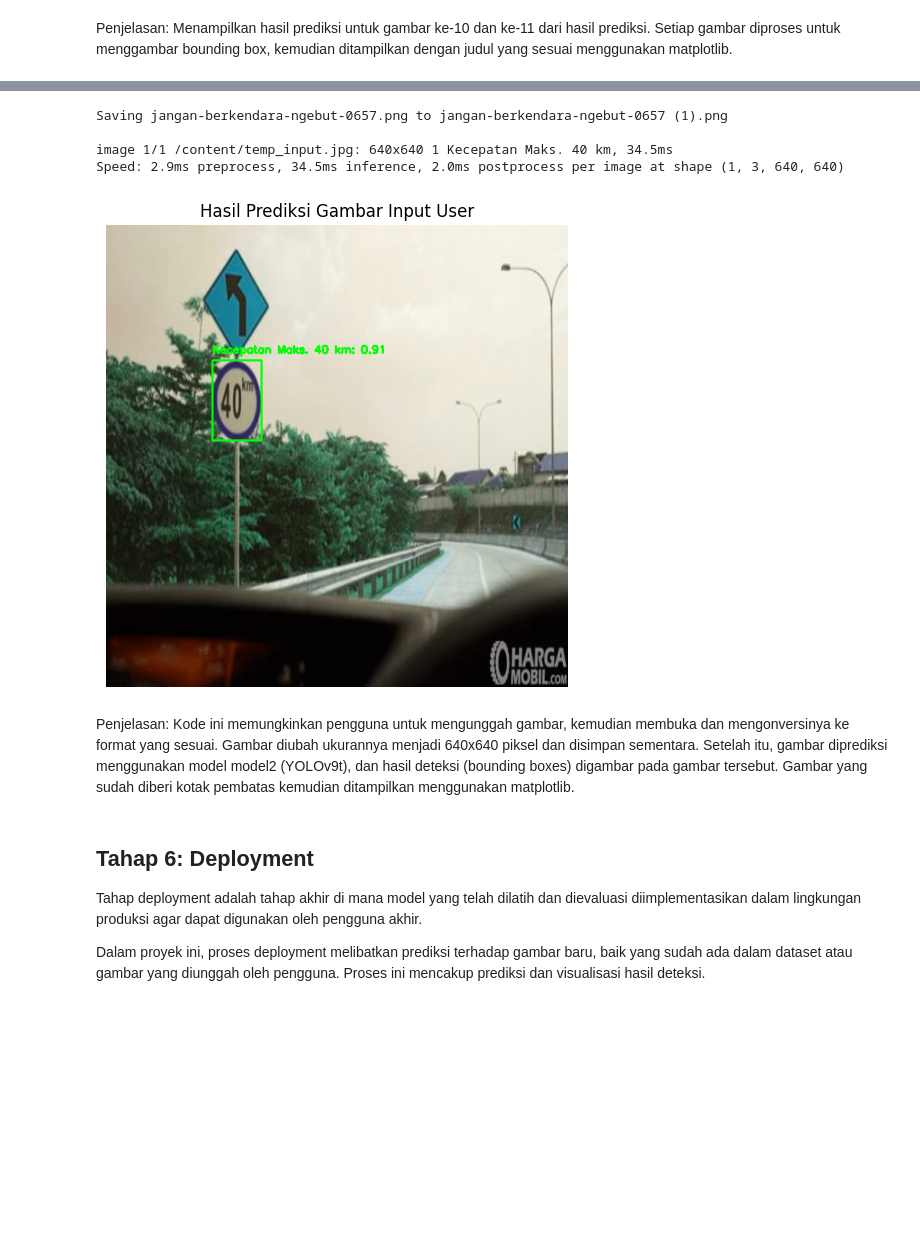
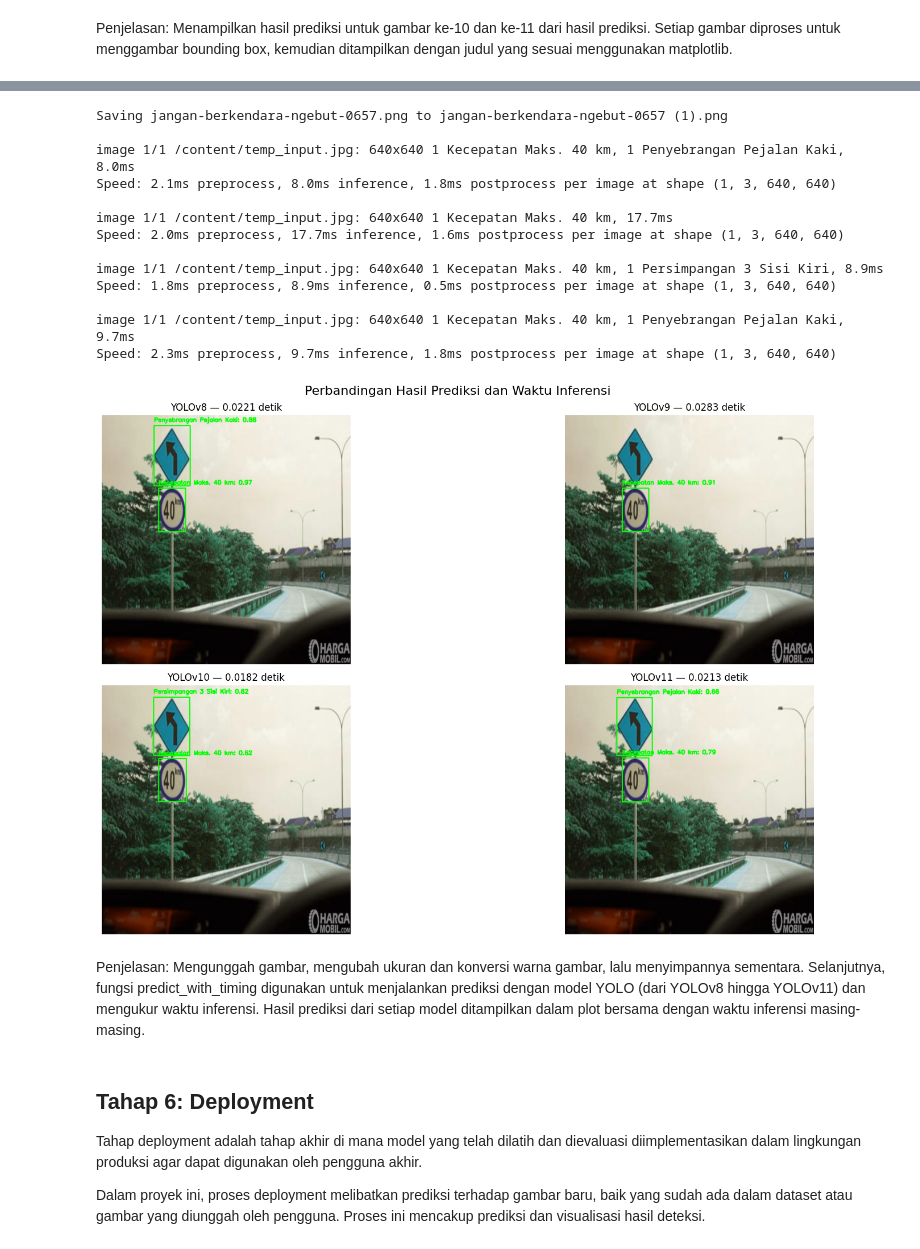
Before and after one commit to Fqih/Object-Detection-FGD, a Jupyter notebook: [Team] Object_Detection_Yolo.ipynb, the cells around one changed output, grey strips where cells are left out. Drawn from its saved outputs; the diff is of its cells as text; code cells hidden in the pictures; blank space fills up the shorter version.

```diff
--- a/[Team] Object_Detection_Yolo.ipynb
+++ b/[Team] Object_Detection_Yolo.ipynb
@@ -669,41 +667,65 @@ for i, result in enumerate(prediksi[10:12]):
 # %% [markdown]
 Penjelasan: Menampilkan hasil prediksi untuk gambar ke-10 dan ke-11 dari hasil prediksi. Setiap gambar diproses untuk menggambar bounding box, kemudian ditampilkan dengan judul yang sesuai menggunakan matplotlib.
 # %%
-#up gambar
+# Upload gambar
 uploaded = files.upload()
 img_name = list(uploaded.keys())[0]
 
-# Buka gambar dengan PIL
+# Buka dan konversi gambar
 image = Image.open(io.BytesIO(uploaded[img_name]))
 image = np.array(image)
-
-# Resize gambar ke 640x640
 image_resized = cv2.resize(image, (640, 640))
 image_resized = cv2.cvtColor(image_resized, cv2.COLOR_RGB2BGR)
 
-# Simpan gambar
+# Simpan gambar sementara
 temp_img_path = "temp_input.jpg"
 cv2.imwrite(temp_img_path, image_resized)
 
-# Prediksi
-user_result = model2(temp_img_path)
+# Fungsi prediksi + waktu inferensi
+def predict_with_timing(model, img_path):
+    start = time.time()
+    results = model(img_path)
+    end = time.time()
+    duration = round(end - start, 4)
+    return results, duration
 
-image_with_boxes = predict_BoundingBox(temp_img_path, user_result[0])
-image_with_boxes = cv2.cvtColor(image_with_boxes, cv2.COLOR_BGR2RGB)
-plt.figure(figsize=(8, 6))
-plt.imshow(image_with_boxes)
-plt.axis("off")
-plt.title("Hasil Prediksi Gambar Input User")
+# Asumsi model1 s.d. model4 sudah didefinisikan (YOLOv8 sampai YOLOv11)
+models = [model1, model2, model3, model4]
+model_names = ["YOLOv8", "YOLOv9", "YOLOv10", "YOLOv11"]
+
+# Plot hasil prediksi semua model
+plt.figure(figsize=(20, 10))
+for i, (mdl, name) in enumerate(zip(models, model_names), 1):
+    res, infer_time = predict_with_timing(mdl, temp_img_path)
+    image_with_boxes = predict_BoundingBox(temp_img_path, res[0])
+    image_with_boxes = cv2.cvtColor(image_with_boxes, cv2.COLOR_BGR2RGB)
+
+    plt.subplot(2, 2, i)
+    plt.imshow(image_with_boxes)
+    plt.axis("off")
+    plt.title(f"{name} — {infer_time:.4f} detik")
+
+plt.suptitle("Perbandingan Hasil Prediksi dan Waktu Inferensi", fontsize=16)
+plt.tight_layout()
 plt.show()
 # %% [output]
 [interactive output not drawn]
 Saving jangan-berkendara-ngebut-0657.png to jangan-berkendara-ngebut-0657 (1).png
 
-image 1/1 /content/temp_input.jpg: 640x640 1 Kecepatan Maks. 40 km, 34.5ms
-Speed: 2.9ms preprocess, 34.5ms inference, 2.0ms postprocess per image at shape (1, 3, 640, 640)
+image 1/1 /content/temp_input.jpg: 640x640 1 Kecepatan Maks. 40 km, 1 Penyebrangan Pejalan Kaki, 8.0ms
+Speed: 2.1ms preprocess, 8.0ms inference, 1.8ms postprocess per image at shape (1, 3, 640, 640)
+
+image 1/1 /content/temp_input.jpg: 640x640 1 Kecepatan Maks. 40 km, 17.7ms
+Speed: 2.0ms preprocess, 17.7ms inference, 1.6ms postprocess per image at shape (1, 3, 640, 640)
+
+image 1/1 /content/temp_input.jpg: 640x640 1 Kecepatan Maks. 40 km, 1 Persimpangan 3 Sisi Kiri, 8.9ms
+Speed: 1.8ms preprocess, 8.9ms inference, 0.5ms postprocess per image at shape (1, 3, 640, 640)
+
+image 1/1 /content/temp_input.jpg: 640x640 1 Kecepatan Maks. 40 km, 1 Penyebrangan Pejalan Kaki, 9.7ms
+Speed: 2.3ms preprocess, 9.7ms inference, 1.8ms postprocess per image at shape (1, 3, 640, 640)
-[figure, old version]
+[figure, new version]
-# %% [markdown]
-Penjelasan: Kode ini memungkinkan pengguna untuk mengunggah gambar, kemudian membuka dan mengonversinya ke format yang sesuai. Gambar diubah ukurannya menjadi 640x640 piksel dan disimpan sementara. Setelah itu, gambar diprediksi menggunakan model model2 (YOLOv9t), dan hasil deteksi (bounding boxes) digambar pada gambar tersebut. Gambar yang sudah diberi kotak pembatas kemudian ditampilkan menggunakan matplotlib.
+# %% [markdown]
+Penjelasan: Mengunggah gambar, mengubah ukuran dan konversi warna gambar, lalu menyimpannya sementara. Selanjutnya, fungsi predict_with_timing digunakan untuk menjalankan prediksi dengan model YOLO (dari YOLOv8 hingga YOLOv11) dan mengukur waktu inferensi. Hasil prediksi dari setiap model ditampilkan dalam plot bersama dengan waktu inferensi masing-masing.
 # %% [markdown]
 ## Tahap 6: Deployment
 Tahap deployment adalah tahap akhir di mana model yang telah dilatih dan dievaluasi diimplementasikan dalam lingkungan produksi agar dapat digunakan oleh pengguna akhir.
```
Also changed, not shown: parts of 16 cells of this notebook, 3 other files.
